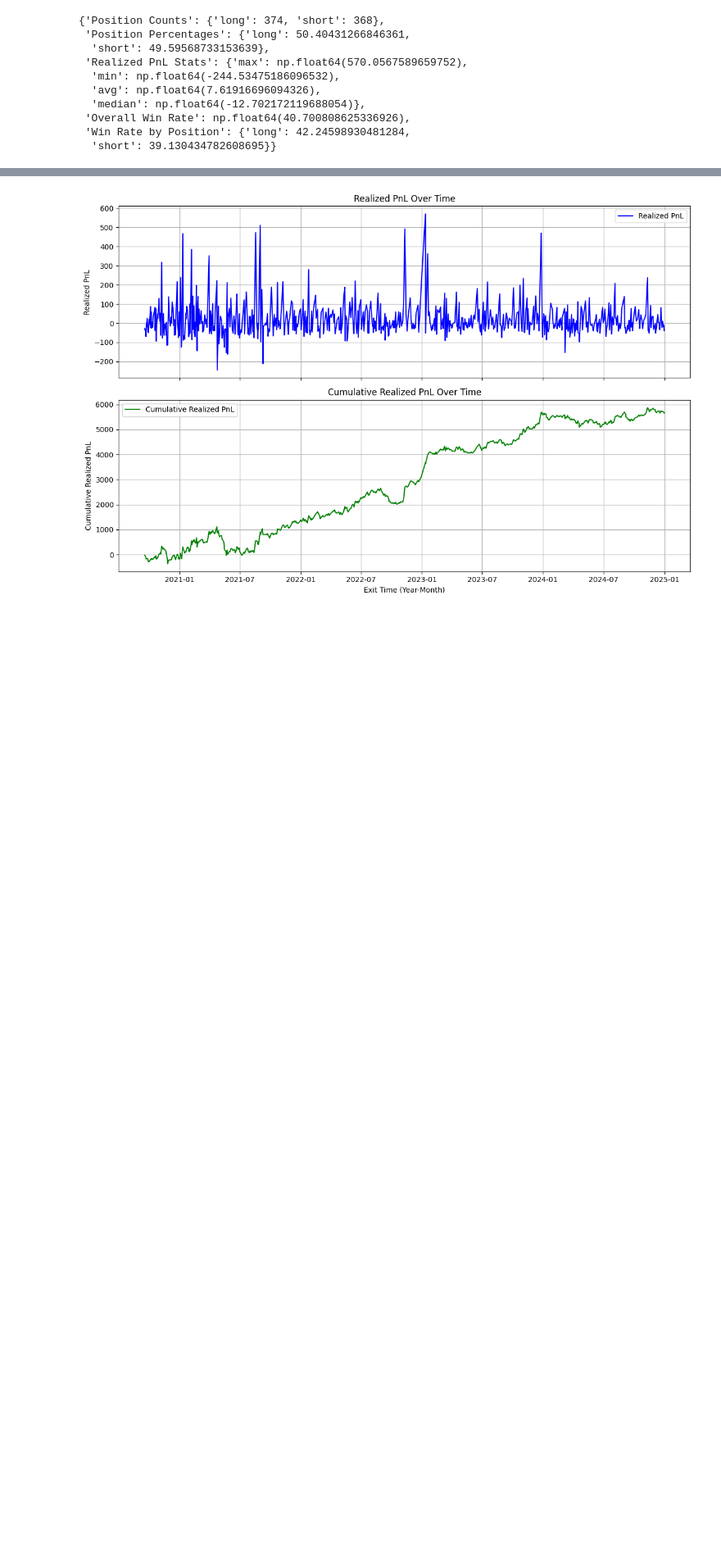
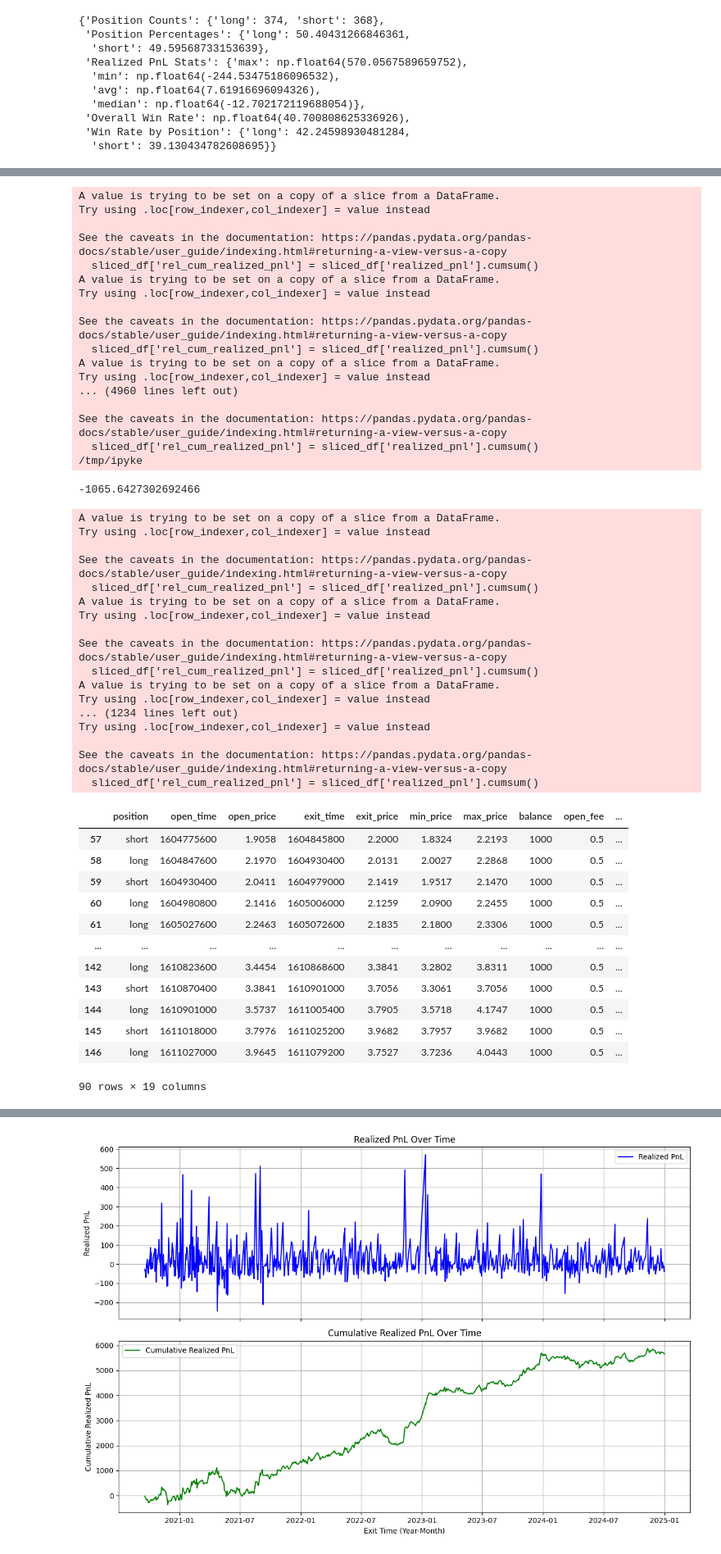
Before and after one commit to rheza-bitwyre/local-share-2, a Jupyter notebook: 03X_ST_IC/03_basic_ST_IC_back_test.ipynb, the cells around one changed output, grey strips where cells are left out. Shown at 82% size. Drawn from its saved outputs; the diff is of its cells as text; code cells hidden in the pictures; blank space fills up the shorter version.

```diff
--- a/03X_ST_IC/03_basic_ST_IC_back_test.ipynb
+++ b/03X_ST_IC/03_basic_ST_IC_back_test.ipynb
@@ -944,0 +1002,80 @@ results
+# %%
+import pandas as pd
+
+# Assuming 'backtest_trade_sim' is your DataFrame
+
+# Initialize the variable to track the overall minimum rel_cum_realized_pnl
+min_rel_cum_realized_pnl = float('inf')
+min_slice_df = None  # To store the sliced DataFrame producing the minimum value
+
+# Iterate through each row and slice the DataFrame from the current row to the end
+for i in range(len(backtest_trade_sim)):
+    # Slice the DataFrame from the current row to the last
+    sliced_df = backtest_trade_sim.iloc[i:]
+
+    # Recalculate the relative cumulative realized pnl
+    sliced_df['rel_cum_realized_pnl'] = sliced_df['realized_pnl'].cumsum()
+
+    # Find the minimum value of the newly calculated 'rel_cum_realized_pnl'
+    min_in_iteration = sliced_df['rel_cum_realized_pnl'].min()
+
+    # Track the overall minimum rel_cum_realized_pnl and the corresponding sliced DataFrame
+    if min_in_iteration < min_rel_cum_realized_pnl:
+        min_rel_cum_realized_pnl = min_in_iteration
+        # Get the row where the minimum occurred
+        min_row_index = sliced_df['rel_cum_realized_pnl'].idxmin()
+        min_slice_df = sliced_df.loc[:min_row_index]  # Slice until the row with the minimum value
+
+# Return the overall minimum value and the sliced DataFrame until the min value is reached
+print(min_rel_cum_realized_pnl)
+
+min_slice_df
+# %% [output]
+A value is trying to be set on a copy of a slice from a DataFrame.
+Try using .loc[row_indexer,col_indexer] = value instead
+
+See the caveats in the documentation: https://pandas.pydata.org/pandas-docs/stable/user_guide/indexing.html#returning-a-view-versus-a-copy
+  sliced_df['rel_cum_realized_pnl'] = sliced_df['realized_pnl'].cumsum()
+A value is trying to be set on a copy of a slice from a DataFrame.
+Try using .loc[row_indexer,col_indexer] = value instead
+
+See the caveats in the documentation: https://pandas.pydata.org/pandas-docs/stable/user_guide/indexing.html#returning-a-view-versus-a-copy
+  sliced_df['rel_cum_realized_pnl'] = sliced_df['realized_pnl'].cumsum()
+A value is trying to be set on a copy of a slice from a DataFrame.
+Try using .loc[row_indexer,col_indexer] = value instead
+... (4960 lines left out)
+
+See the caveats in the documentation: https://pandas.pydata.org/pandas-docs/stable/user_guide/indexing.html#returning-a-view-versus-a-copy
+  sliced_df['rel_cum_realized_pnl'] = sliced_df['realized_pnl'].cumsum()
+/tmp/ipyke
+-1065.6427302692466
+A value is trying to be set on a copy of a slice from a DataFrame.
+Try using .loc[row_indexer,col_indexer] = value instead
+
+See the caveats in the documentation: https://pandas.pydata.org/pandas-docs/stable/user_guide/indexing.html#returning-a-view-versus-a-copy
+  sliced_df['rel_cum_realized_pnl'] = sliced_df['realized_pnl'].cumsum()
+A value is trying to be set on a copy of a slice from a DataFrame.
+Try using .loc[row_indexer,col_indexer] = value instead
+
+See the caveats in the documentation: https://pandas.pydata.org/pandas-docs/stable/user_guide/indexing.html#returning-a-view-versus-a-copy
+  sliced_df['rel_cum_realized_pnl'] = sliced_df['realized_pnl'].cumsum()
+A value is trying to be set on a copy of a slice from a DataFrame.
+Try using .loc[row_indexer,col_indexer] = value instead
+... (1234 lines left out)
+Try using .loc[row_indexer,col_indexer] = value instead
+
+See the caveats in the documentation: https://pandas.pydata.org/pandas-docs/stable/user_guide/indexing.html#returning-a-view-versus-a-copy
+  sliced_df['rel_cum_realized_pnl'] = sliced_df['realized_pnl'].cumsum()
+|  | position | open_time | open_price | exit_time | exit_price | min_price | max_price | balance | open_fee | ... |
+| 57 | short | 1604775600 | 1.9058 | 1604845800 | 2.2000 | 1.8324 | 2.2193 | 1000 | 0.5 | ... |
+| 58 | long | 1604847600 | 2.1970 | 1604930400 | 2.0131 | 2.0027 | 2.2868 | 1000 | 0.5 | ... |
+| 59 | short | 1604930400 | 2.0411 | 1604979000 | 2.1419 | 1.9517 | 2.1470 | 1000 | 0.5 | ... |
+| 60 | long | 1604980800 | 2.1416 | 1605006000 | 2.1259 | 2.0900 | 2.2455 | 1000 | 0.5 | ... |
+| 61 | long | 1605027600 | 2.2463 | 1605072600 | 2.1835 | 2.1800 | 2.3306 | 1000 | 0.5 | ... |
+| ... | ... | ... | ... | ... | ... | ... | ... | ... | ... | ... |
+| 142 | long | 1610823600 | 3.4454 | 1610868600 | 3.3841 | 3.2802 | 3.8311 | 1000 | 0.5 | ... |
+| 143 | short | 1610870400 | 3.3841 | 1610901000 | 3.7056 | 3.3061 | 3.7056 | 1000 | 0.5 | ... |
+| 144 | long | 1610901000 | 3.5737 | 1611005400 | 3.7905 | 3.5718 | 4.1747 | 1000 | 0.5 | ... |
+| 145 | short | 1611018000 | 3.7976 | 1611025200 | 3.9682 | 3.7957 | 3.9682 | 1000 | 0.5 | ... |
+| 146 | long | 1611027000 | 3.9645 | 1611079200 | 3.7527 | 3.7236 | 4.0443 | 1000 | 0.5 | ... |
+90 rows × 19 columns
```
Also changed, not shown: parts of 6 cells of this notebook.
